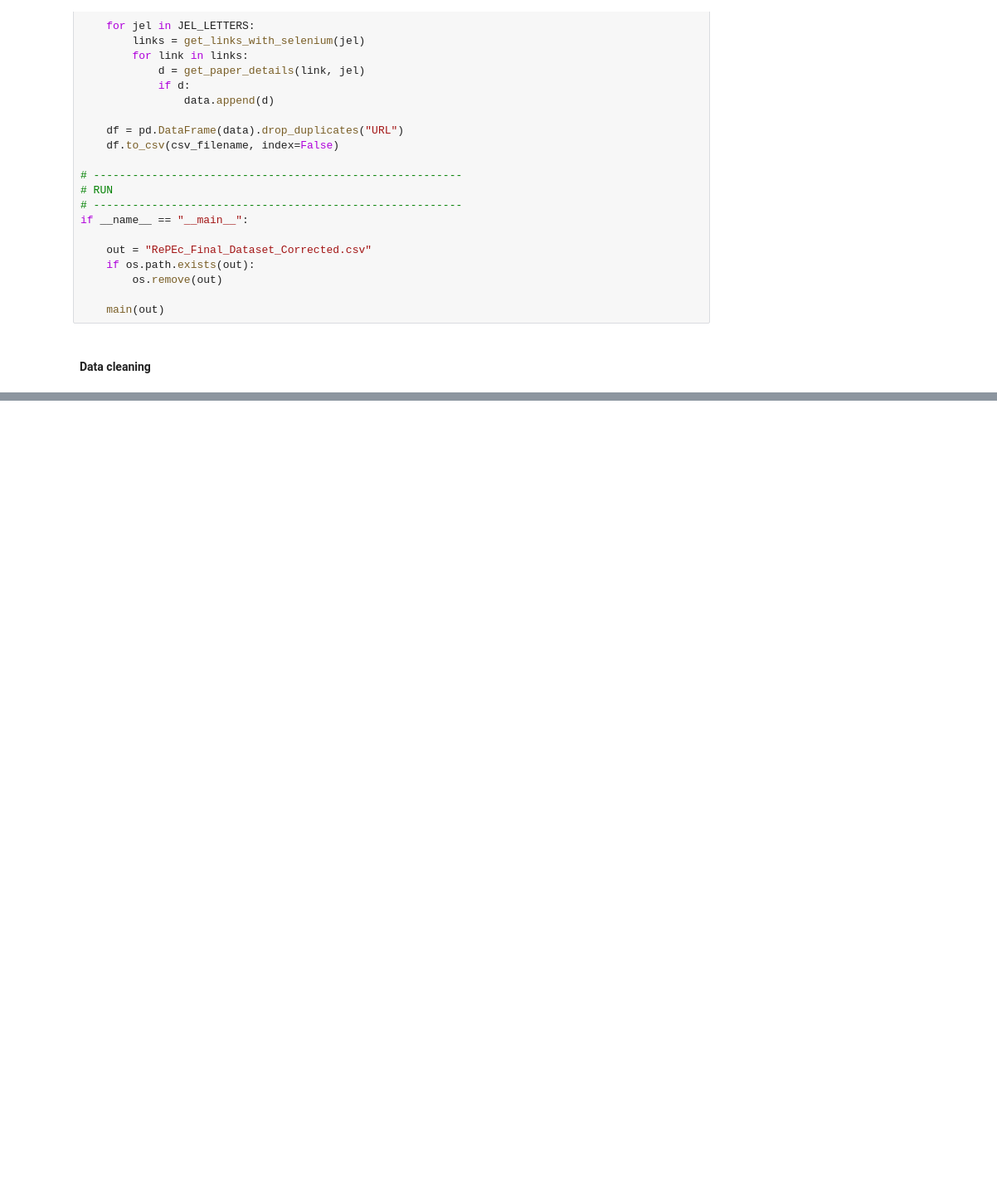
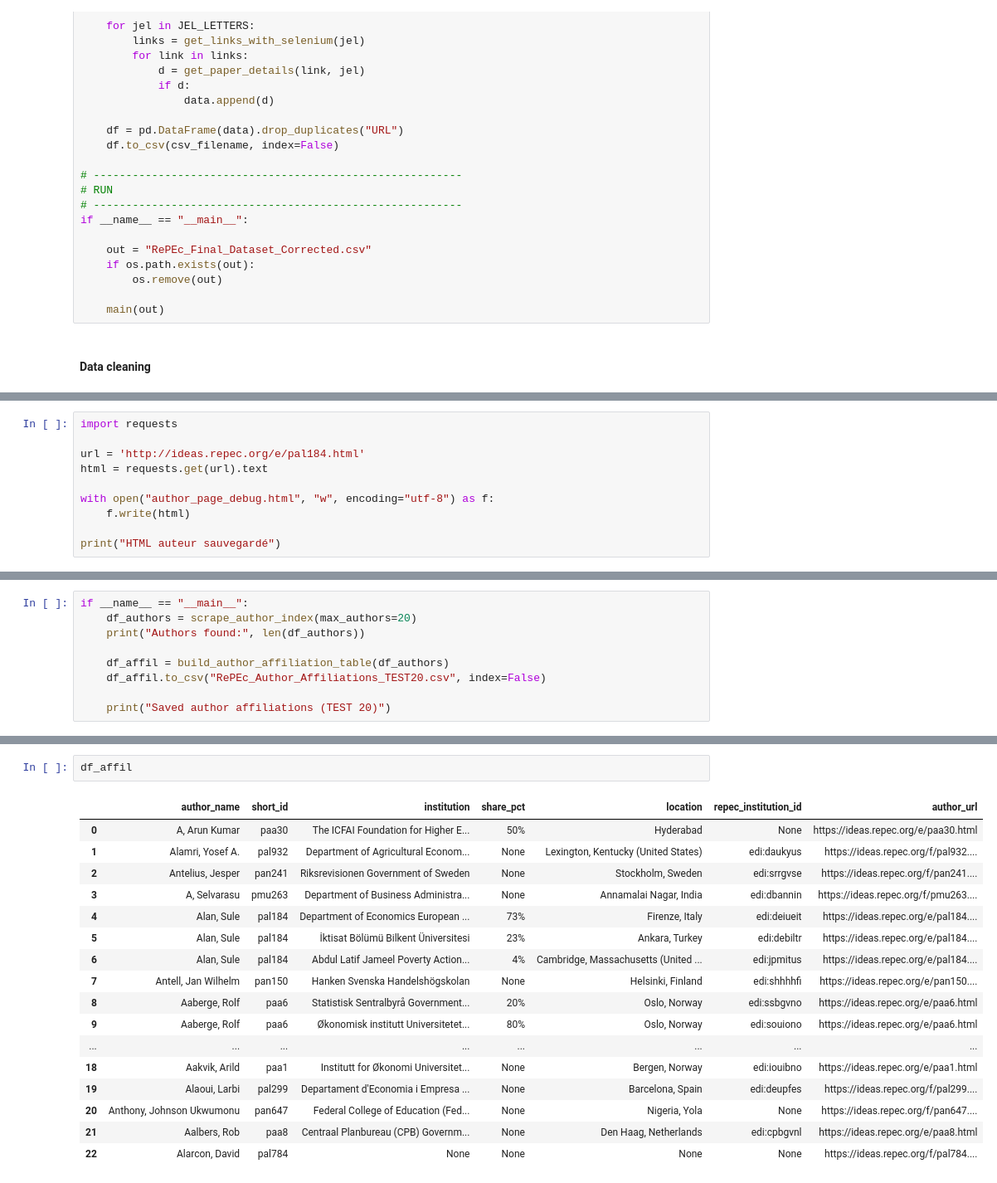
Before and after one commit to celinamadaschi/Telecom-DataAnalysis_Economics, a Jupyter notebook: scraping_opérationnel.ipynb, the cells around one changed output, grey strips where cells are left out. Shown at 83% size. Saved outputs shown, nothing was run; the diff lists cells and outputs as text; blank space fills up the shorter version.

Commit message:
affiliations

```diff
--- a/scraping_opérationnel.ipynb
+++ b/scraping_opérationnel.ipynb
@@ -219,0 +224,10 @@ df.head(20)
+# %%
+import requests
+
+url = 'http://ideas.repec.org/e/pal184.html'
+html = requests.get(url).text
+
+with open("author_page_debug.html", "w", encoding="utf-8") as f:
+    f.write(html)
+
+print("HTML auteur sauvegardé")
@@ -219,0 +236,9 @@ df.head(20)
+# %%
+if __name__ == "__main__":
+    df_authors = scrape_author_index(max_authors=20)
+    print("Authors found:", len(df_authors))
+
+    df_affil = build_author_affiliation_table(df_authors)
+    df_affil.to_csv("RePEc_Author_Affiliations_TEST20.csv", index=False)
+
+    print("Saved author affiliations (TEST 20)")
@@ -219,0 +569,20 @@ df.head(20)
+# %%
+df_affil
+# %% [output]
+|  | author_name | short_id | institution | share_pct | location | repec_institution_id | author_url |
+| 0 | A, Arun Kumar | paa30 | The ICFAI Foundation for Higher E... | 50% | Hyderabad | None | https://ideas.repec.org/e/paa30.html |
+| 1 | Alamri, Yosef A. | pal932 | Department of Agricultural Econom... | None | Lexington, Kentucky (United States) | edi:daukyus | https://ideas.repec.org/f/pal932.... |
+| 2 | Antelius, Jesper | pan241 | Riksrevisionen Government of Sweden | None | Stockholm, Sweden | edi:srrgvse | https://ideas.repec.org/f/pan241.... |
+| 3 | A, Selvarasu | pmu263 | Department of Business Administra... | None | Annamalai Nagar, India | edi:dbannin | https://ideas.repec.org/f/pmu263.... |
+| 4 | Alan, Sule | pal184 | Department of Economics European ... | 73% | Firenze, Italy | edi:deiueit | https://ideas.repec.org/e/pal184.... |
+| 5 | Alan, Sule | pal184 | İktisat Bölümü Bilkent Üniversitesi | 23% | Ankara, Turkey | edi:debiltr | https://ideas.repec.org/e/pal184.... |
+| 6 | Alan, Sule | pal184 | Abdul Latif Jameel Poverty Action... | 4% | Cambridge, Massachusetts (United ... | edi:jpmitus | https://ideas.repec.org/e/pal184.... |
+| 7 | Antell, Jan Wilhelm | pan150 | Hanken Svenska Handelshögskolan | None | Helsinki, Finland | edi:shhhhfi | https://ideas.repec.org/e/pan150.... |
+| 8 | Aaberge, Rolf | paa6 | Statistisk Sentralbyrå Government... | 20% | Oslo, Norway | edi:ssbgvno | https://ideas.repec.org/e/paa6.html |
+| 9 | Aaberge, Rolf | paa6 | Økonomisk institutt Universitetet... | 80% | Oslo, Norway | edi:souiono | https://ideas.repec.org/e/paa6.html |
+| ... | ... | ... | ... | ... | ... | ... | ... |
+| 18 | Aakvik, Arild | paa1 | Institutt for Økonomi Universitet... | None | Bergen, Norway | edi:iouibno | https://ideas.repec.org/e/paa1.html |
+| 19 | Alaoui, Larbi | pal299 | Departament d'Economia i Empresa ... | None | Barcelona, Spain | edi:deupfes | https://ideas.repec.org/f/pal299.... |
+| 20 | Anthony, Johnson Ukwumonu | pan647 | Federal College of Education (Fed... | None | Nigeria, Yola | None | https://ideas.repec.org/f/pan647.... |
+| 21 | Aalbers, Rob | paa8 | Centraal Planbureau (CPB) Governm... | None | Den Haag, Netherlands | edi:cpbgvnl | https://ideas.repec.org/e/paa8.html |
+| 22 | Alarcon, David | pal784 | None | None | None | None | https://ideas.repec.org/f/pal784.... |
```
Also changed, not shown: parts of 7 cells of this notebook.
